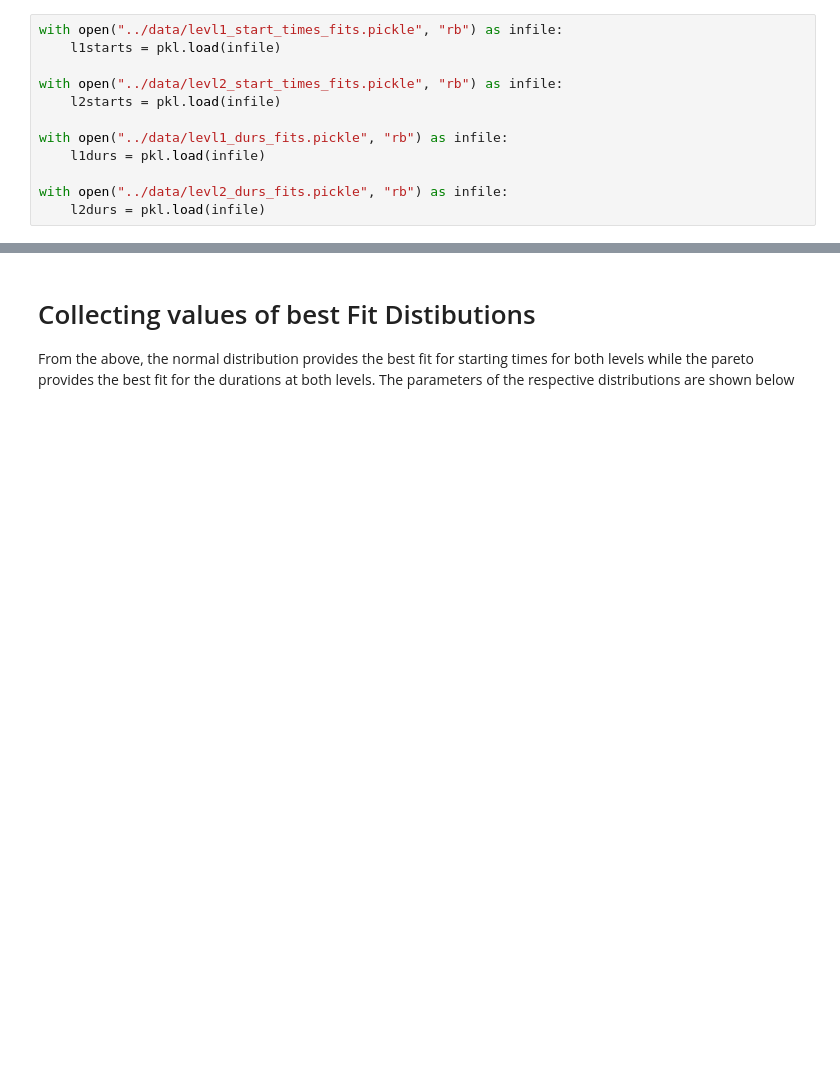
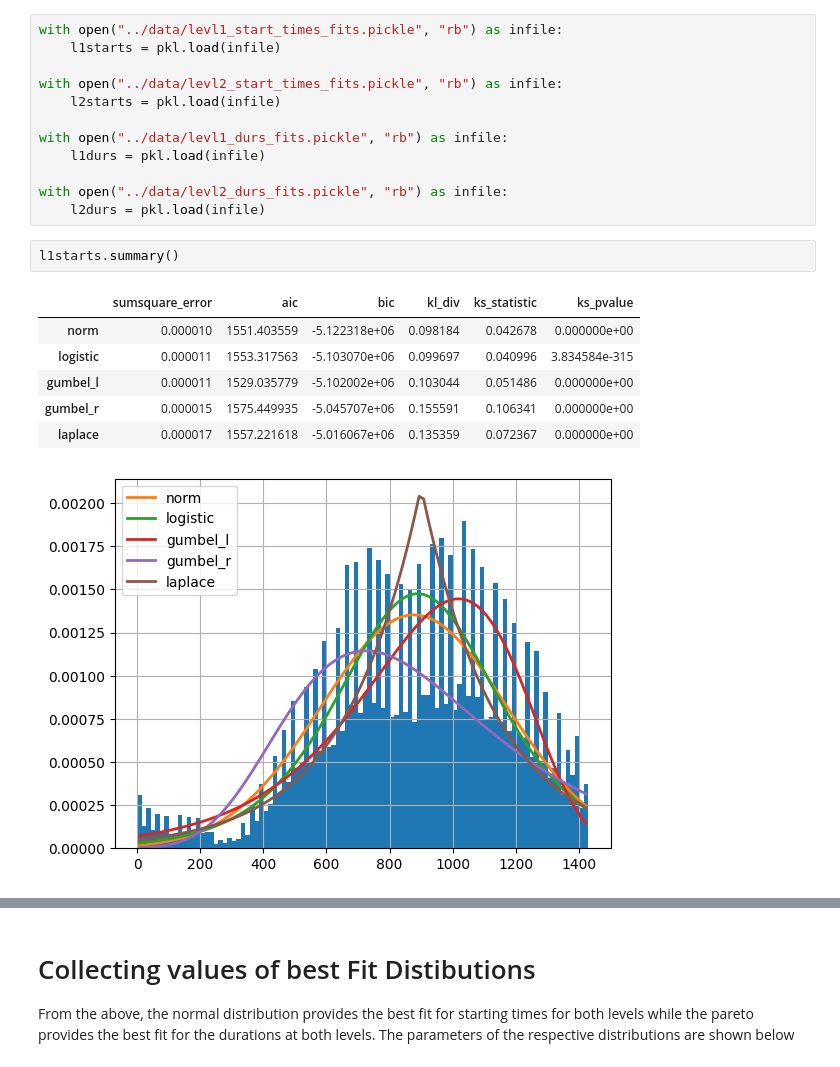
Before and after one commit to shanks847/EV-Grid-Integration-Study, a Jupyter notebook: notebooks/distribution_fitting_scipy_experiments.ipynb, the cells around one changed output, grey strips where cells are left out. Cells and saved outputs as stored; diff of their text form; blank space fills up the shorter version.

```diff
--- a/notebooks/distribution_fitting_scipy_experiments.ipynb
+++ b/notebooks/distribution_fitting_scipy_experiments.ipynb
@@ -164,3 +164,13 @@ with open("../data/levl1_durs_fits.pickle", "rb") as infile:
 
 with open("../data/levl2_durs_fits.pickle", "rb") as infile:
  	l2durs = pkl.load(infile)
+# %%
+l1starts.summary()
+# %% [output]
+|  | sumsquare_error | aic | bic | kl_div | ks_statistic | ks_pvalue |
+| norm | 0.000010 | 1551.403559 | -5.122318e+06 | 0.098184 | 0.042678 | 0.000000e+00 |
+| logistic | 0.000011 | 1553.317563 | -5.103070e+06 | 0.099697 | 0.040996 | 3.834584e-315 |
+| gumbel_l | 0.000011 | 1529.035779 | -5.102002e+06 | 0.103044 | 0.051486 | 0.000000e+00 |
+| gumbel_r | 0.000015 | 1575.449935 | -5.045707e+06 | 0.155591 | 0.106341 | 0.000000e+00 |
+| laplace | 0.000017 | 1557.221618 | -5.016067e+06 | 0.135359 | 0.072367 | 0.000000e+00 |
+[figure, added]
```
Also changed, not shown: parts of 4 cells of this notebook, 32 other files.
